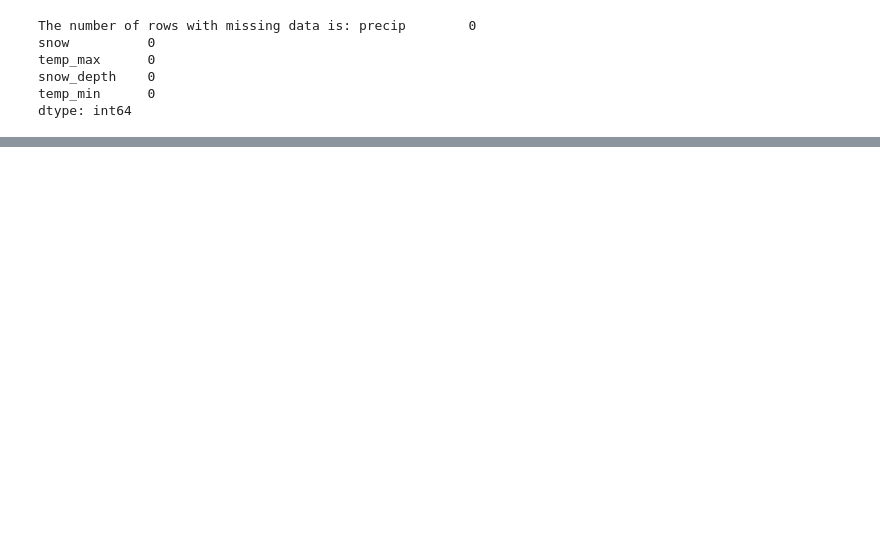
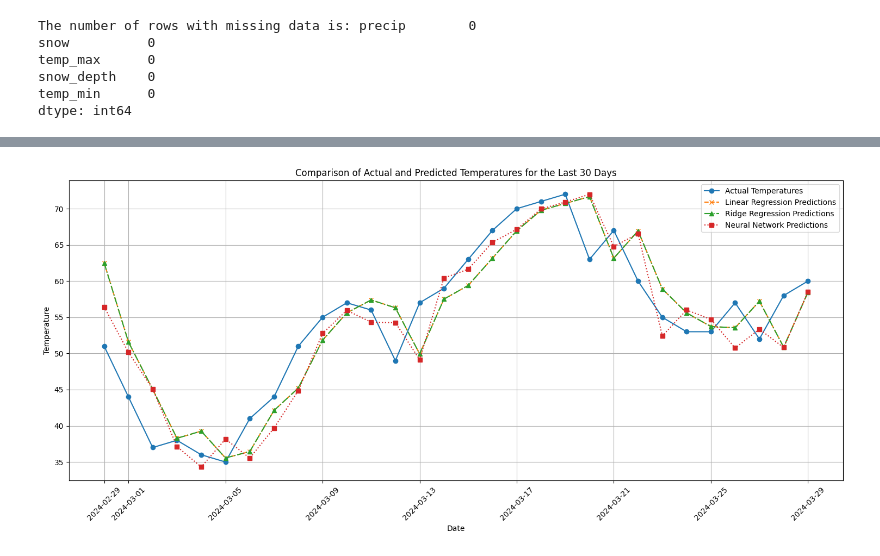
Before and after one commit to calebtolman/BSU_ECE4556_FinalProject, a Jupyter notebook: Final Project.ipynb, the cells around one changed output, grey strips where cells are left out. Cells and saved outputs as stored; diff of their text form; code cells hidden in the pictures; blank space fills up the shorter version.

```diff
--- a/Final Project.ipynb
+++ b/Final Project.ipynb
@@ -489,0 +492,86 @@ plt.show()
+# %%
+# Define the number of repetitions for averaging results
+n_repeats = 5
+
+# Data Preparation
+number_of_days = 30  # Number of days we want to compare with the actual data for visulizaiton
+# Exclude the last days for actual final comparison
+X = filtered_data.drop('target', axis=1).iloc[:-number_of_days]  # Features without the last days
+y = filtered_data['target'].iloc[:-number_of_days]  # Target without the last days
+
+# Last days data for final comparison
+X_last_30 = filtered_data.drop('target', axis=1).tail(number_of_days)
+y_last_30 = filtered_data['target'].tail(number_of_days)
+
+# Metrics storage
+metrics = []
+
+for i in range(n_repeats):
+    # Split the data
+    X_train, X_test, y_train, y_test = train_test_split(X, y, test_size=0.3, random_state=np.random.randint(1000))
+
+    # Scale data
+    scaler = StandardScaler()
+    X_train_scaled = scaler.fit_transform(X_train)
+    X_test_scaled = scaler.transform(X_test)
+    X_last_20_scaled = scaler.transform(X_last_30)  # Scale last days for final comparison
+
+    # Initialize models
+    linear_model = LinearRegression()
+    ridge_model = Ridge(alpha=0.1507845045861048)
+    nn_model = Sequential([
+        Dense(128, activation='relu', input_shape=(X_train_scaled.shape[1],)),
+        BatchNormalization(),
+        Dropout(0.2),
+        Dense(256, activation='relu'),
+        Dropout(0.2),
+        Dense(128, activation='relu'),
+        Dense(1)
+    ])
+    nn_model.compile(optimizer=Adam(learning_rate=0.001), loss='mean_squared_error')
+
+    # Train models
+    linear_model.fit(X_train_scaled, y_train)
+    ridge_model.fit(X_train_scaled, y_train)
+    nn_model.fit(X_train_scaled, y_train, epochs=100, batch_size=32, verbose=0)
+
+    # Predict on test set
+    y_pred_linear = linear_model.predict(X_test_scaled)
+    y_pred_ridge = ridge_model.predict(X_test_scaled)
+    y_pred_nn = nn_model.predict(X_test_scaled).flatten()
+
+    # Store metrics for this iteration
+    mse_lr = mean_squared_error(y_test, y_pred_linear)
+    mse_ridge = mean_squared_error(y_test, y_pred_ridge)
+    mse_nn = mean_squared_error(y_test, y_pred_nn)
+    metrics.append((mse_lr, mse_ridge, mse_nn))
+
+# After last training iteration, making predictions on the last days
+y_pred_linear_last_30 = linear_model.predict(X_last_20_scaled)
+y_pred_ridge_last_30 = ridge_model.predict(X_last_20_scaled)
+y_pred_nn_last_30 = nn_model.predict(X_last_20_scaled).flatten()
+
+# Calculate metrics for the last 20 days
+mae_lr_last_20 = mean_absolute_error(y_last_30, y_pred_linear_last_30)
+mae_ridge_last_20 = mean_absolute_error(y_last_30, y_pred_ridge_last_30)
+mae_nn = mean_absolute_error(y_last_30, y_pred_nn_last_30)
+
+# Print metrics
+#print(f"MAE for the last 30 days - Linear: {mae_lr_last_20:.2f}, Ridge: {mae_ridge_last_20:.2f}, NN: {mae_nn:.2f}")
+
+# Plotting the comparison of the last days predictions with actual temperatures
+plt.figure(figsize=(15, 7))
+days = pd.date_range(start=filtered_data.index[-number_of_days], periods=number_of_days, freq='D')
+plt.plot(days, y_last_30, label='Actual Temperatures', marker='o', linestyle='-')
+plt.plot(days, y_pred_linear_last_30, label='Linear Regression Predictions', marker='x', linestyle='--')
+plt.plot(days, y_pred_ridge_last_30, label='Ridge Regression Predictions', marker='^', linestyle='-.')
+plt.plot(days, y_pred_nn_last_30, label='Neural Network Predictions', marker='s', linestyle=':')
+plt.title('Comparison of Actual and Predicted Temperatures for the Last 30 Days')
+plt.xlabel('Date')
+plt.ylabel('Temperature')
+plt.legend()
+plt.grid(True)
+plt.xticks(rotation=45)
+plt.tight_layout()
+plt.show()
+# %% [output]
@@ -490,3 +580,4 @@ plt.show()
+[figure, added]
 # %%
 print(filtered_data)
 # %% [output]
```
Also changed, not shown: parts of 63 cells of this notebook.
